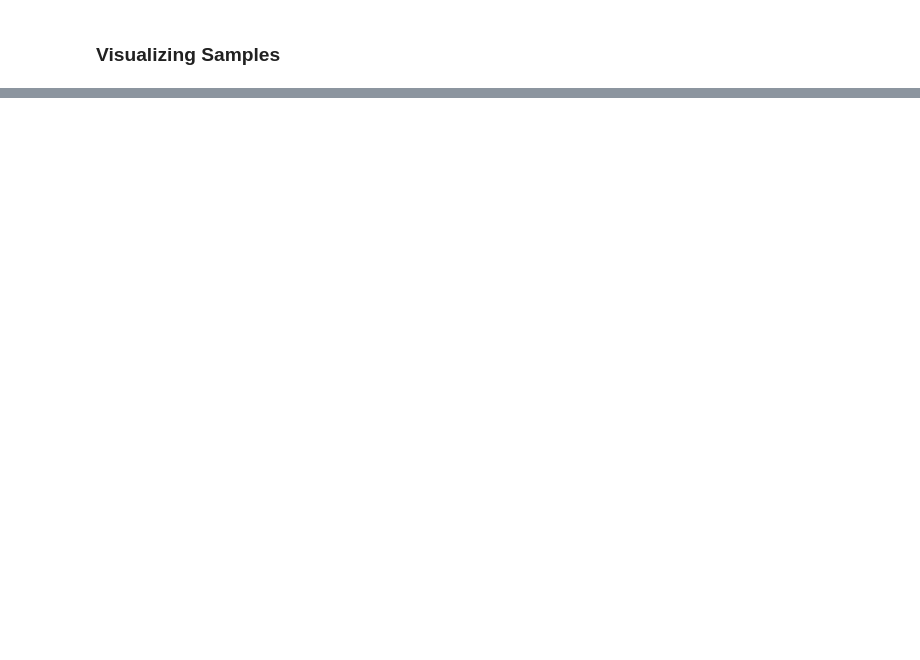
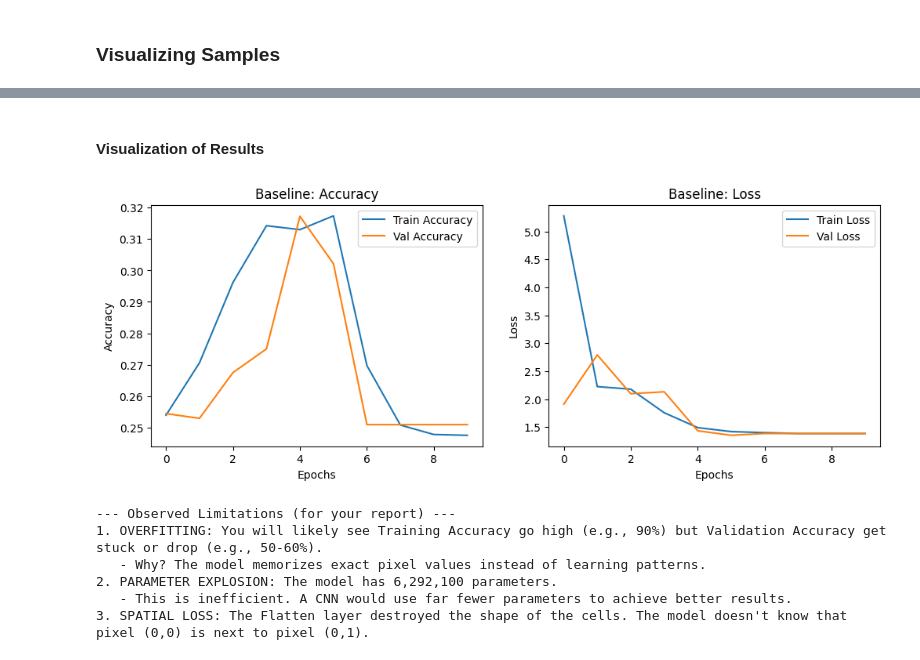
Before and after one commit to JuanLeal1105/TDSE_Exploring_Convolutional_Layers, a Jupyter notebook: Convolutional_Layers_Noteboook.ipynb, the cells around one changed output, grey strips where cells are left out. Saved outputs shown, nothing was run; the diff lists cells and outputs as text; code cells hidden in the pictures; blank space fills up the shorter version.

```diff
--- a/Convolutional_Layers_Noteboook.ipynb
+++ b/Convolutional_Layers_Noteboook.ipynb
@@ -113,0 +221,7 @@ plt.show()
+# %%
+history_baseline = baseline_model.fit(
+    train_generator,
+    epochs=10,
+    validation_data=validation_generator,
+    verbose=1
+)
@@ -113,0 +249,37 @@ plt.show()
+# %% [markdown]
+#### Visualization of Results
+# %%
+plt.figure(figsize=(12, 4))
+
+plt.subplot(1, 2, 1)
+plt.plot(history_baseline.history['accuracy'], label='Train Accuracy')
+plt.plot(history_baseline.history['val_accuracy'], label='Val Accuracy')
+plt.title('Baseline: Accuracy')
+plt.xlabel('Epochs')
+plt.ylabel('Accuracy')
+plt.legend()
+
+plt.subplot(1, 2, 2)
+plt.plot(history_baseline.history['loss'], label='Train Loss')
+plt.plot(history_baseline.history['val_loss'], label='Val Loss')
+plt.title('Baseline: Loss')
+plt.xlabel('Epochs')
+plt.ylabel('Loss')
+plt.legend()
+
+plt.show()
+
+print("\n--- Observed Limitations (for your report) ---")
+print("1. OVERFITTING: You will likely see Training Accuracy go high (e.g., 90%) but Validation Accuracy get stuck or drop (e.g., 50-60%).")
+print("   - Why? The model memorizes exact pixel values instead of learning patterns.")
+print(f"2. PARAMETER EXPLOSION: The model has {baseline_model.count_params():,} parameters.")
+print("   - This is inefficient. A CNN would use far fewer parameters to achieve better results.")
+print("3. SPATIAL LOSS: The Flatten layer destroyed the shape of the cells. The model doesn't know that pixel (0,0) is next to pixel (0,1).")
+# %% [output]
+[figure, added]
+--- Observed Limitations (for your report) ---
+1. OVERFITTING: You will likely see Training Accuracy go high (e.g., 90%) but Validation Accuracy get stuck or drop (e.g., 50-60%).
+   - Why? The model memorizes exact pixel values instead of learning patterns.
+2. PARAMETER EXPLOSION: The model has 6,292,100 parameters.
+   - This is inefficient. A CNN would use far fewer parameters to achieve better results.
+3. SPATIAL LOSS: The Flatten layer destroyed the shape of the cells. The model doesn't know that pixel (0,0) is next to pixel (0,1).
```
Also changed, not shown: parts of 13 cells of this notebook.
